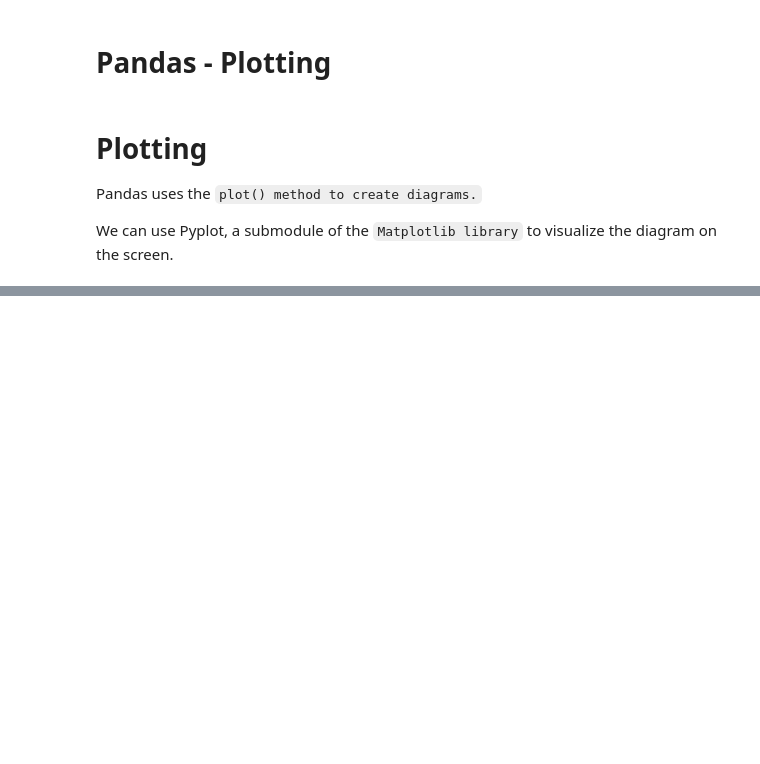
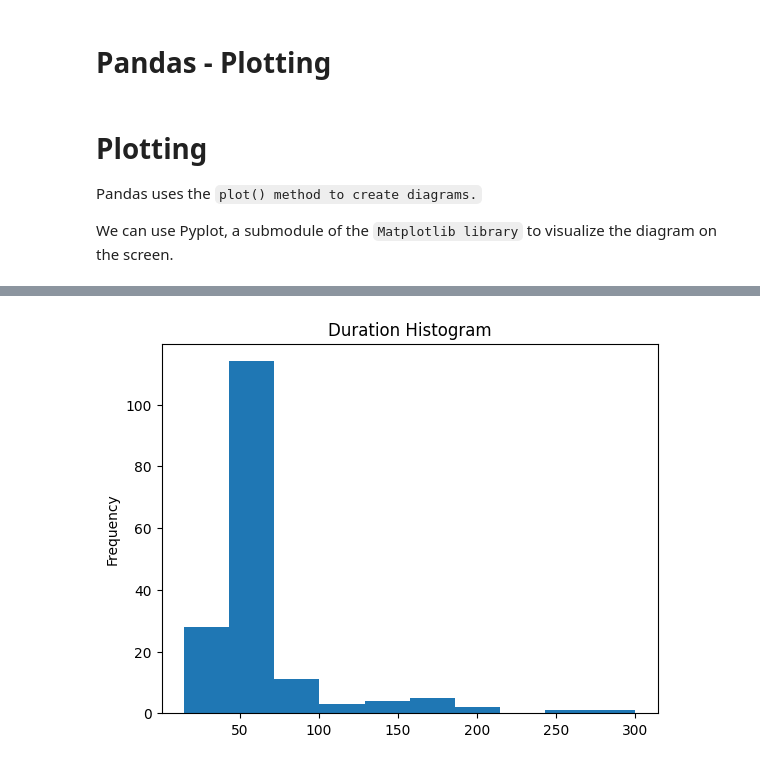
Before and after one commit to Dileepchy/Pandas_Tutorial, a Jupyter notebook: pandas.ipynb, the cells around one changed output, grey strips where cells are left out. Saved outputs shown, nothing was run; the diff lists cells and outputs as text; code cells hidden in the pictures; blank space fills up the shorter version.

```diff
--- a/pandas.ipynb
+++ b/pandas.ipynb
@@ -751,0 +785,6 @@ We can use Pyplot, a submodule of the `Matplotlib library` to visualize the diag
+# %%
+df["Duration"].plot(kind='hist', title='Duration Histogram')
+
+plt.show()
+# %% [output]
+[figure, added]
```
Also changed, not shown: parts of 5 cells of this notebook.
